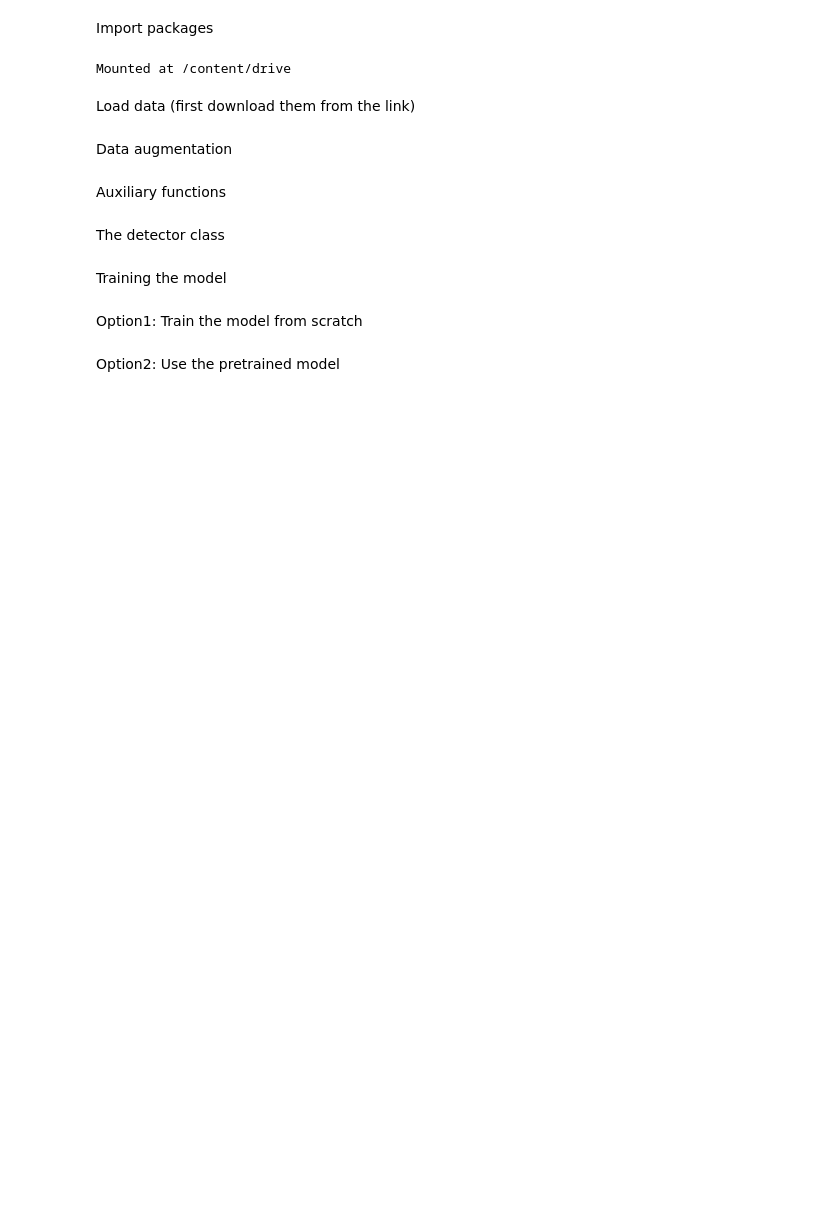
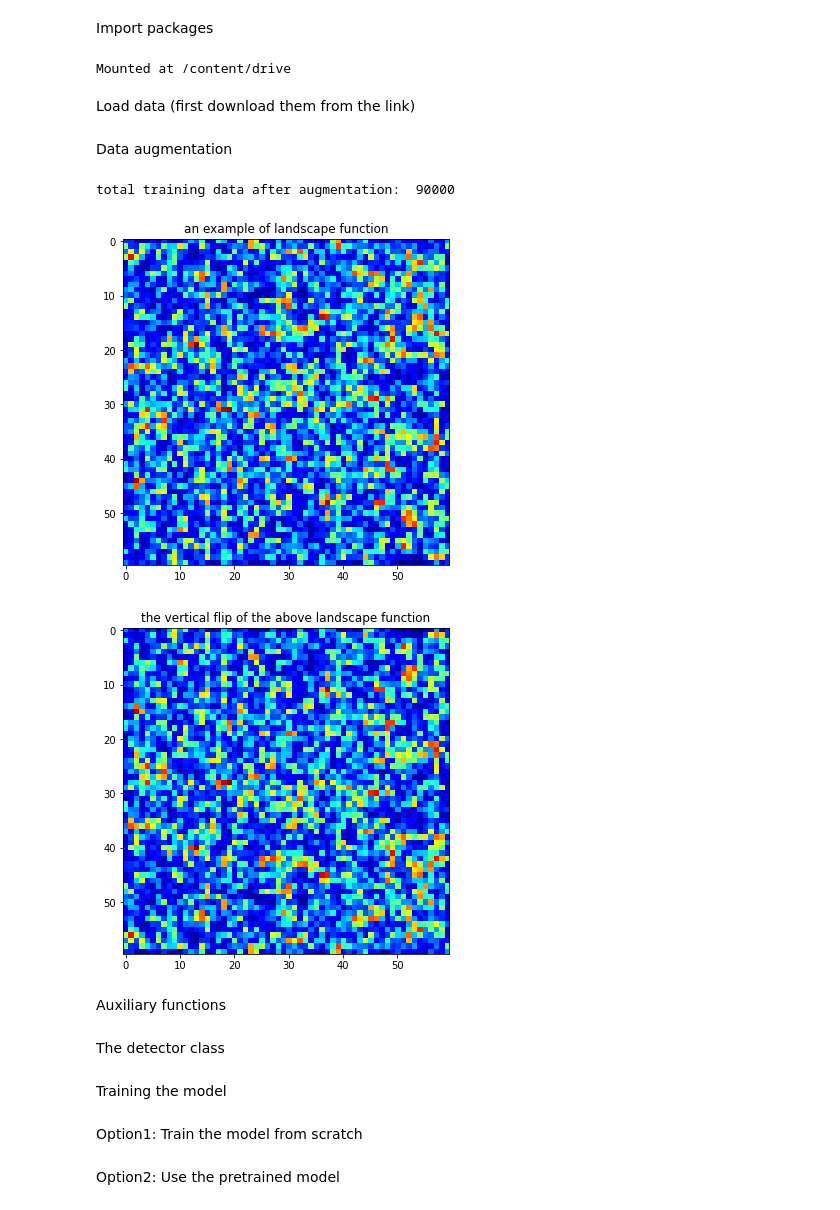
Before and after one commit to linjun123/Eigenfunction-detector, a Jupyter notebook: Eigenfunction_location_detector.ipynb, the cells around one changed output. Saved outputs shown, nothing was run; the diff lists cells and outputs as text; code cells hidden in the pictures; blank space fills up the shorter version.

```diff
--- a/Eigenfunction_location_detector.ipynb
+++ b/Eigenfunction_location_detector.ipynb
@@ -53,33 +55,47 @@ aug_lands2 = flip_up_down(training_lands )
 
 
 def fliplabel_ho(ele):
   ele_new = ele.copy()
   for i in range(n_eivs):
     ele_new[2+4*i] = n-1 - ele_new[2+4*i]
   return ele_new
 def fliplabel_ver(ele):
   ele_new = ele.copy()
   for i in range(n_eivs):
     ele_new[3+4*i] = n-1 - ele_new[3+4*i]
   return ele_new
 
 aug_labels = [fliplabel_ho(ele) for ele in training_labels]
 aug_labels = np.array(aug_labels)
 
 aug_labels2 = [fliplabel_ver(ele) for ele in training_labels]
 aug_labels2 = np.array(aug_labels2)
 
 
 
 
 training_lands_expand = np.concatenate([training_lands,aug_lands,aug_lands2],axis=0)
 training_labels_expand = np.concatenate([training_labels,aug_labels,aug_labels2],axis=0)
 
 
 permu_ind = np.random.permutation(np.arange(0,len(training_lands_expand),1))
 
 training_lands_expand = training_lands_expand[permu_ind]
 training_labels_expand = training_labels_expand[permu_ind]
+
+print('total training data after augmentation: ',len(training_lands_expand))
+
+plt.figure(figsize=(6,6))
+plt.title('an example of landscape function')
+plt.imshow(training_lands[0,:,:,0]/np.max(training_lands[0,:,:,0]),cmap='jet')
+plt.figure(figsize=(6,6))
+plt.title('the vertical flip of the above landscape function')
+plt.imshow(flip_up_down(training_lands[:1,:,:,:]/np.max(training_lands[0,:,:,0]))[0,:,:,0],cmap='jet')
+plt.show()
+# %% [output]
+total training data after augmentation:  90000
+[figure, added]
+[figure, added]
 # %% [markdown]
 Auxiliary functions
 # %%
```
Also changed, not shown: parts of 11 cells of this notebook.
